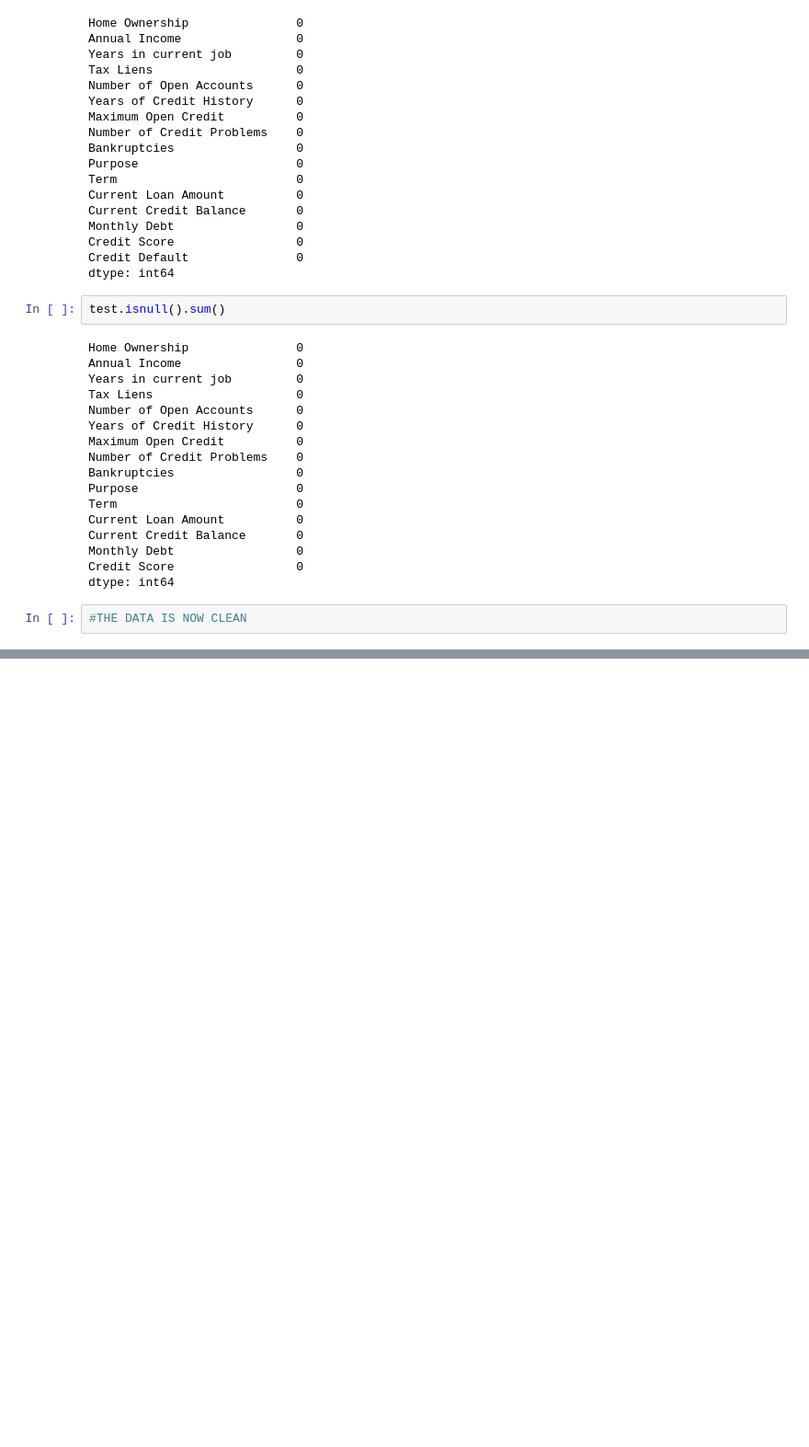
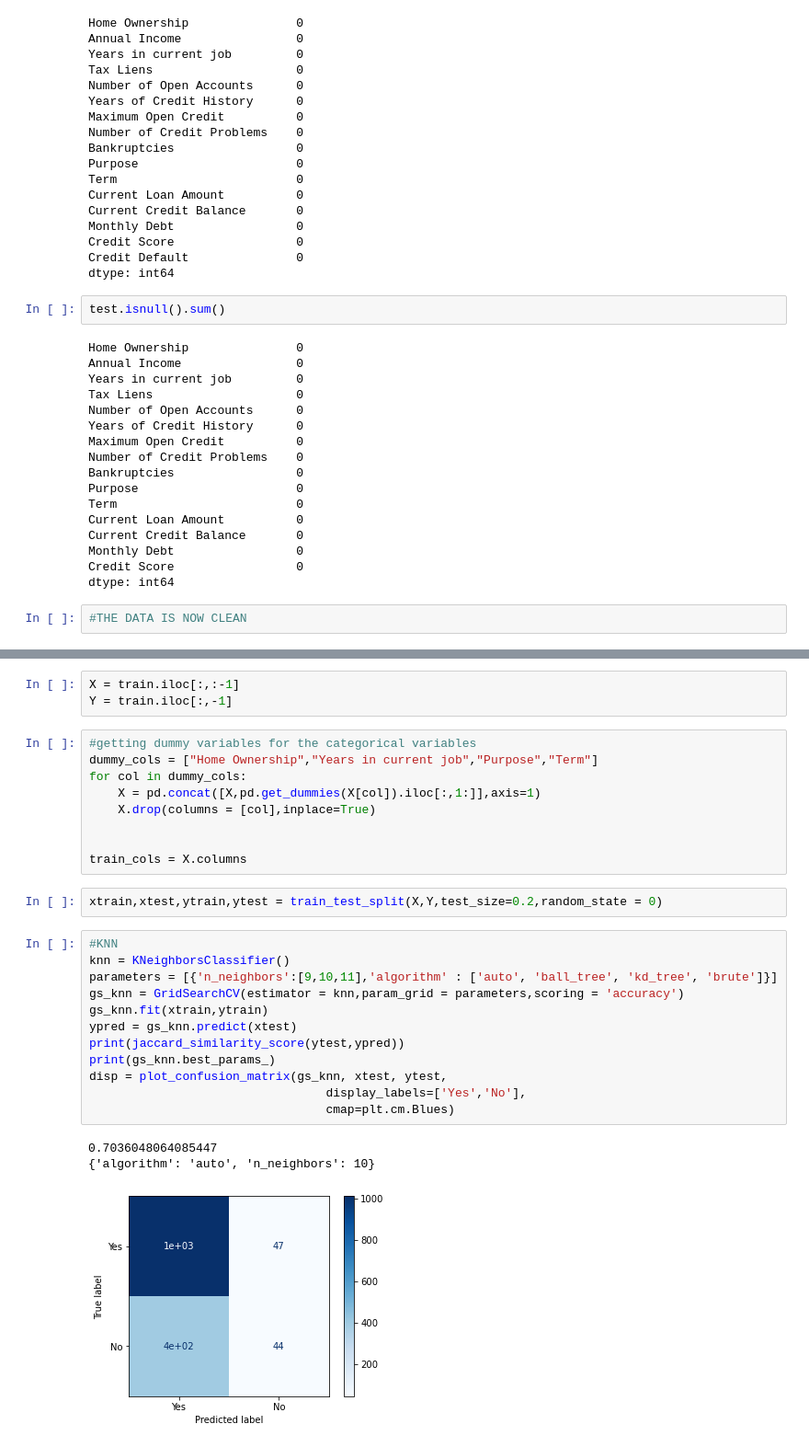
Before and after one commit to GauthamN3004/ML_Problems, a Jupyter notebook: Loan Defaulting/loan_defaulting.ipynb, the cells around one changed output, grey strips where cells are left out. Shown: that part at 92% size. Drawn from its saved outputs; the diff is of its cells as text; blank space fills up the shorter version.

Commit message:
add classifier

```diff
--- a/Loan Defaulting/loan_defaulting.ipynb
+++ b/Loan Defaulting/loan_defaulting.ipynb
@@ -593,0 +605,30 @@ dtype: int64
+# %%
+X = train.iloc[:,:-1]
+Y = train.iloc[:,-1]
+# %%
+#getting dummy variables for the categorical variables
+dummy_cols = ["Home Ownership","Years in current job","Purpose","Term"]
+for col in dummy_cols:
+    X = pd.concat([X,pd.get_dummies(X[col]).iloc[:,1:]],axis=1)
+    X.drop(columns = [col],inplace=True)
+
+
+train_cols = X.columns
+# %%
+xtrain,xtest,ytrain,ytest = train_test_split(X,Y,test_size=0.2,random_state = 0)
+# %%
+#KNN
+knn = KNeighborsClassifier()
+parameters = [{'n_neighbors':[9,10,11],'algorithm' : ['auto', 'ball_tree', 'kd_tree', 'brute']}]
+gs_knn = GridSearchCV(estimator = knn,param_grid = parameters,scoring = 'accuracy')
+gs_knn.fit(xtrain,ytrain)
+ypred = gs_knn.predict(xtest)
+print(jaccard_similarity_score(ytest,ypred))
+print(gs_knn.best_params_)
+disp = plot_confusion_matrix(gs_knn, xtest, ytest,
+                                 display_labels=['Yes','No'],
+                                 cmap=plt.cm.Blues)
+# %% [output]
+0.7036048064085447
+{'algorithm': 'auto', 'n_neighbors': 10}
+[figure, added]
```
Also changed, not shown: parts of 11 cells of this notebook, 3 other files.
